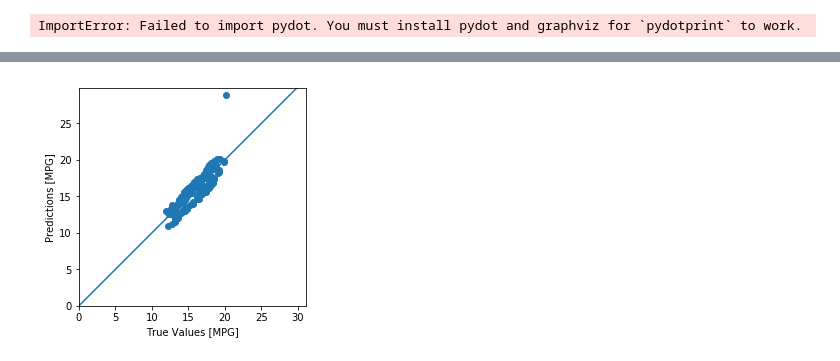
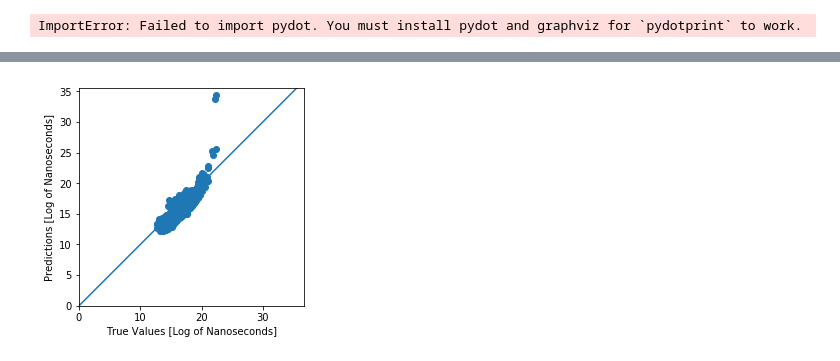
Before and after one commit to AutoPas/AutoPas-ML, a Jupyter notebook: APML.ipynb, the cells around one changed output, grey strips where cells are left out. Drawn from its saved outputs; the diff is of its cells as text; code cells hidden in the pictures.

```diff
--- a/APML.ipynb
+++ b/APML.ipynb
@@ -317,2 +288,0 @@ print(reg_test_labels[0])
-# %%
-model2.fit(reg_train_params, reg_train_labels, epochs=150)
@@ -354,3 +288,0 @@ _________________________________________________________________
-# %%
-loss, mae, mse = model2.evaluate(reg_test_params, reg_test_labels)
-print("Testing set Mean Abs Error: {:5.2f}".format(mae))
@@ -380,0 +289,13 @@ print(reg_test_labels)
+# %%
+reg_test_all_predictions = np.zeros((arr[0,parameter_count:].shape[0], reg_test_all_labels.shape[0]))
+# Iterate through all the labels
+for target_value in range(parameter_count, arr.shape[1]):
+    reg_train_labels = reg_data[reg_test_size:,target_value]
+    reg_test_labels = reg_data[:reg_test_size,target_value]
+    reg_train_labels = np.log(reg_train_labels)
+    reg_test_labels = np.log(reg_test_labels)
+    model2.fit(reg_train_params, reg_train_labels, epochs=250)
+    #loss, mae, mse = model2.evaluate(reg_test_params, reg_test_labels)
+    reg_test_all_predictions[target_value - parameter_count] = model2.predict(reg_test_params).flatten()
+    print('Current target value is', target_value, 'and last is', arr.shape[1])
+    print("Testing set Mean Abs Error: {:5.2f}".format(mae))
@@ -381,13 +320,13 @@ print(reg_test_labels)
 # %%
-reg_test_predictions = model2.predict(reg_test_params).flatten()
+#reg_test_all_predictions[0] = model2.predict(reg_test_params).flatten()
 
-plt.scatter(reg_test_labels, reg_test_predictions)
-plt.xlabel('True Values [MPG]')
-plt.ylabel('Predictions [MPG]')
+plt.scatter(reg_test_labels, reg_test_all_predictions[0])
+plt.xlabel('True Values [Log of Nanoseconds]')
+plt.ylabel('Predictions [Log of Nanoseconds]')
 plt.axis('equal')
 plt.axis('square')
 plt.xlim([0,plt.xlim()[1]])
 plt.ylim([0,plt.ylim()[1]])
 _ = plt.plot([-100, 100], [-100, 100])
 # %% [output]
-[figure, old version]
+[figure, new version]
```
Also changed, not shown: parts of 20 cells of this notebook.
